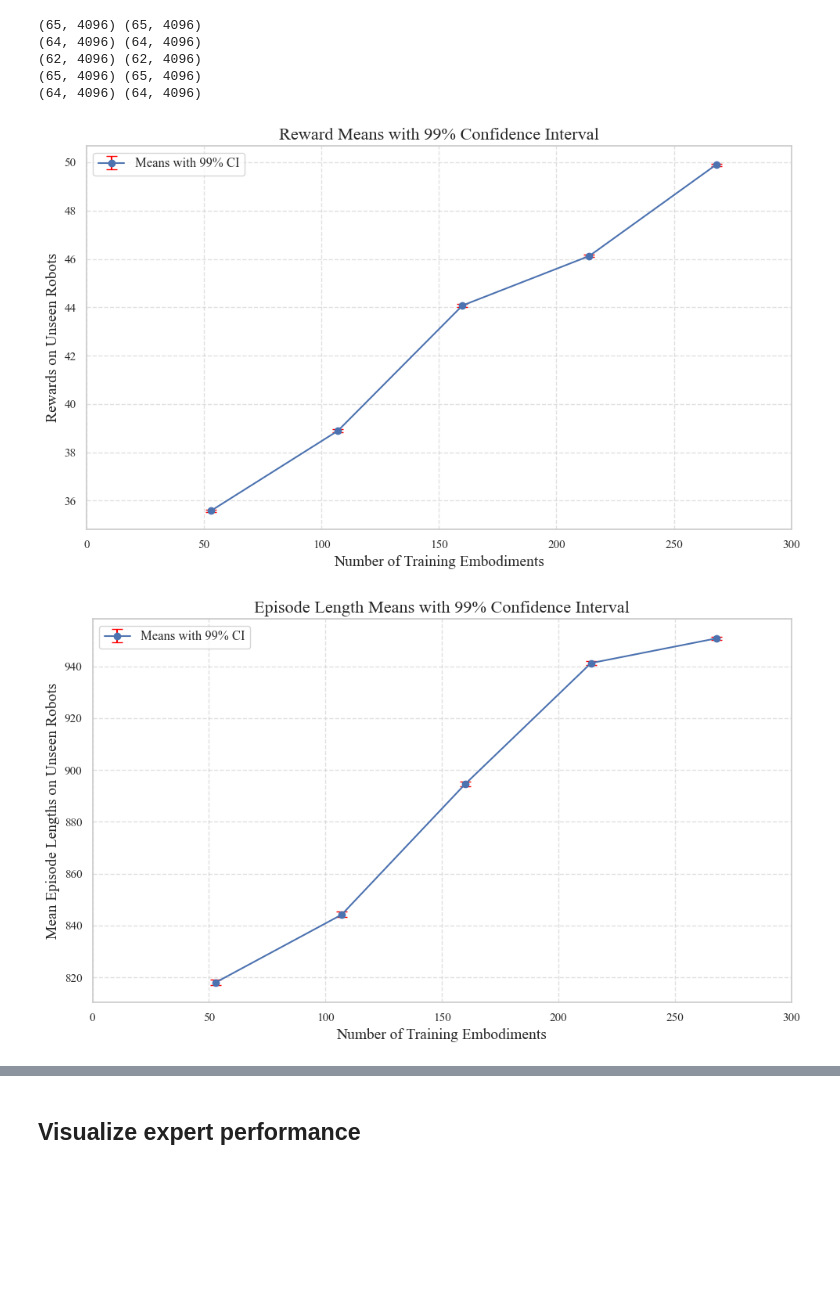
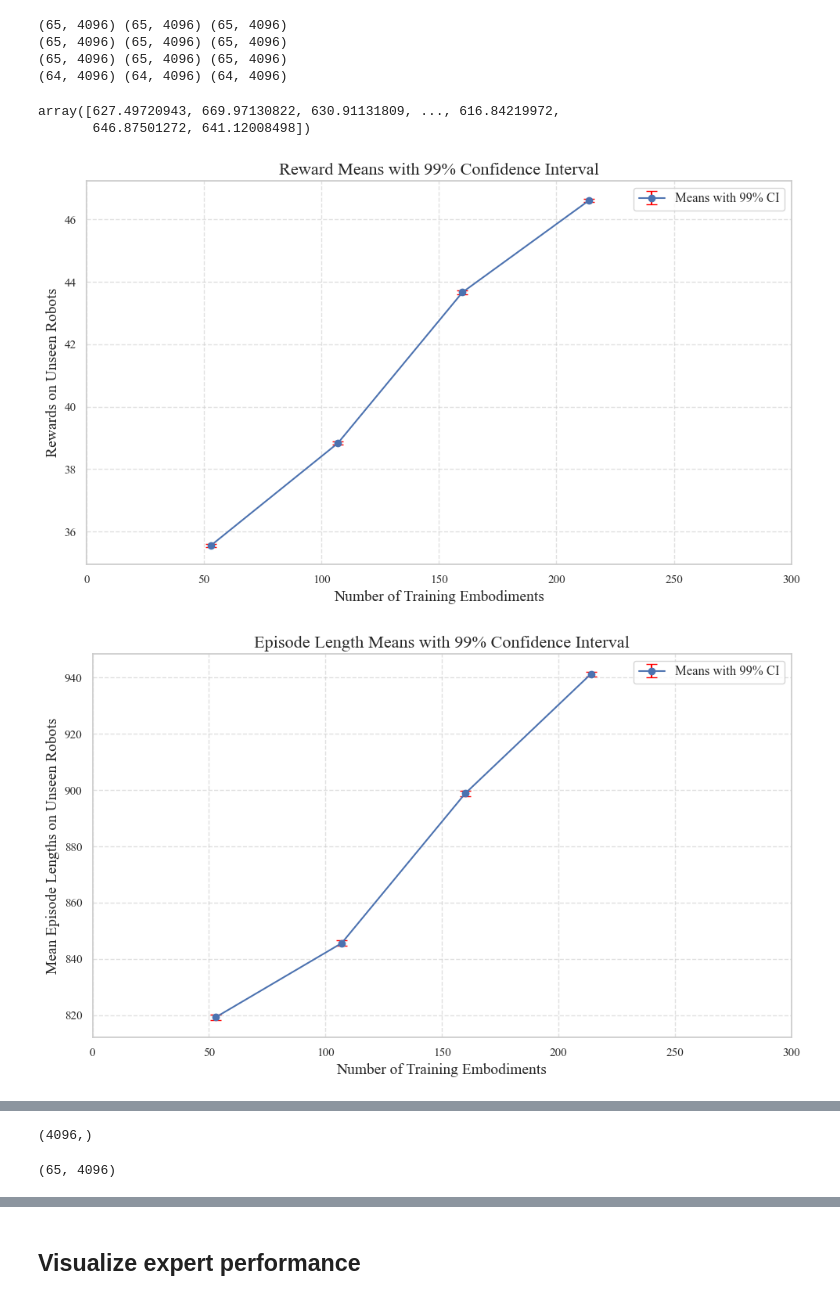
Before and after one commit to Dichen-Li/Adaptive-Embodiment, a Jupyter notebook: analysis/analyze_scaling_curve.ipynb, the cells around one changed output, grey strips where cells are left out. Cells and saved outputs as stored; diff of their text form; code cells hidden in the pictures; blank space fills up the shorter version.

```diff
--- a/analysis/analyze_scaling_curve.ipynb
+++ b/analysis/analyze_scaling_curve.ipynb
@@ -19,11 +26,11 @@ import os
 # ]
 
 json_paths = [
-    "/mnt/hdd_0/distillation_results/bai_quadruped_exp/scaling_factor_0.2_v3/eval_student_model_urma_detailed.json",
-    "/mnt/hdd_0/distillation_results/bai_quadruped_exp/scaling_factor_0.4_v3/eval_student_model_urma_detailed.json",
-    "/mnt/hdd_0/distillation_results/bai_quadruped_exp/scaling_factor_0.6_v3/eval_student_model_urma_detailed.json",
-    "/mnt/hdd_0/distillation_results/bai_quadruped_exp/scaling_factor_0.8_v3/eval_student_model_urma_detailed.json",
-    "/mnt/hdd_0/distillation_results/bai_quadruped_exp/scaling_factor_1.0_v3_worker0_maxfile5_no12/eval_student_model_urma_detailed.json",
+    "/bai-fast-vol/model/bai_quadruped_exp/scaling_factor_0.2_v3/eval_student_model_urma_detailed_v2.json",
+    "/bai-fast-vol/model/bai_quadruped_exp/scaling_factor_0.4_v3/eval_student_model_urma_detailed_v2.json",
+    "/bai-fast-vol/model/bai_quadruped_exp/scaling_factor_0.6_v3/eval_student_model_urma_detailed_v2.json",
+    "/bai-fast-vol/model/bai_quadruped_exp/scaling_factor_0.8_v3/eval_student_model_urma_detailed_v2.json",
+    # "/bai-fast-vol/model/bai_quadruped_exp/scaling_factor_1.0_v3_worker0_maxfile5_no12/eval_student_model_urma_detailed_v2.json",
 ]
 
 # Function to read JSON files and load dictionaries
@@ -208,26 +230,48 @@ plt.show()
 # %%
 # Calculate means and 95% confidence intervals.
 # first, compute the performance means on all robots, for every policy
+
+def get_tracking_rewards(robot_dict):
+    tracking_xy_velocity_command_coeff = 3.0 * 0.005 * 4   # coeff 6.0 for humaonid, 3.0 otherwise
+    tracking_yaw_velocity_command_coeff = 3.0 * 0.005 * 4   # for all robots
+    tracking_xy_velocity_command_reward = np.array(robot_dict['reward_extras']['reward/track_xy_vel_cmd']) / tracking_xy_velocity_command_coeff
+    tracking_yaw_velocity_command_reward = np.array(robot_dict['reward_extras']['reward/track_yaw_vel_cmd']) / tracking_xy_velocity_command_coeff
+    return tracking_xy_velocity_command_reward
+    # recovered_xy_velocity_difference_norm = -0.25 * np.log(tracking_xy_velocity_command_reward / tracking_xy_velocity_command_coeff)
+    # recovered_yaw_velocity_difference_norm = -0.25 * np.log(tracking_yaw_velocity_command_reward / tracking_yaw_velocity_command_coeff)
+    # return recovered_xy_velocity_difference_norm
+
 reward_means_list = []
 length_means_list = []
+tracking_rewards_means_list = []
 for d in data_dicts:
     rewards = np.array([v["returns"] for v in d.values()])  # shape (N, 4096)
     episode_lengths = np.array([v["steps"] for v in d.values()])
-    print(rewards.shape, episode_lengths.shape)
+    tracking_rewards = np.array([get_tracking_rewards(v) for v in d.values()])
+    print(rewards.shape, episode_lengths.shape, tracking_rewards.shape)
+
     assert rewards.shape[1] == 4096 and episode_lengths.shape[1] == 4096
+
     reward_means = rewards.mean(0)  # over all robots, shape (4096)
     reward_means_std = reward_means.std()
     length_means = episode_lengths.mean(0)
     length_mean_std = length_means.std()
+    tracking_rewards_means = tracking_rewards.mean(0)
+    tracking_rewards_std = tracking_rewards.std()
 
     reward_means_list.append(reward_means)
     length_means_list.append(length_means)
+    tracking_rewards_means_list.append(tracking_rewards_means)
 # %% [output]
-(65, 4096) (65, 4096)
-(64, 4096) (64, 4096)
-(62, 4096) (62, 4096)
-(65, 4096) (65, 4096)
-(64, 4096) (64, 4096)
+(65, 4096) (65, 4096) (65, 4096)
+(65, 4096) (65, 4096) (65, 4096)
+(65, 4096) (65, 4096) (65, 4096)
+(64, 4096) (64, 4096) (64, 4096)
+# %%
+tracking_rewards_means_list[0]
+# %% [output]
+array([627.49720943, 669.97130822, 630.91131809, ..., 616.84219972,
+       646.87501272, 641.12008498])
 # %%
 import numpy as np
 import matplotlib.pyplot as plt
@@ -268,34 +312,43 @@ def plot_with_confidence_intervals(data, x_values, title, ylabel, x_labels):
 
 # # Example usage
 # # Simulated example data: rewards for two policies (each with 4096 repetitions)
 # policy_1_rewards = np.random.normal(10, 1, 4096)
 # policy_2_rewards = np.random.normal(12, 1, 4096)
 # reward_data = [policy_1_rewards, policy_2_rewards]
 
 # policy_1_lengths = np.random.normal(100, 5, 4096)
 # policy_2_lengths = np.random.normal(105, 5, 4096)
 # length_data = [policy_1_lengths, policy_2_lengths]
 
-x_values = [53, 107, 160, 214, 268 ]  # 53, 107, 160, 214, 268
-x_labels = ["20%", "40%", "60%", "80%", "100%"]
+x_values = [53, 107, 160, 214,]  # 53, 107, 160, 214, 268
+x_labels = ["20%", "40%", "60%", "80%"]
 
 # Plot for rewards
 plot_with_confidence_intervals(
     data=reward_means_list,
     x_values=x_values,
     title="Reward Means with 99% Confidence Interval",
     ylabel="Rewards on Unseen Robots",
     x_labels=x_labels
 )
 
 # Plot for episode lengths
 plot_with_confidence_intervals(
     data=length_means_list,
     x_values=x_values,
     title="Episode Length Means with 99% Confidence Interval",
     ylabel="Mean Episode Lengths on Unseen Robots",
     x_labels=x_labels
 )
+
+# Plot for episode lengths
+plot_with_confidence_intervals(
+    data=tracking_rewards_means_list,
+    x_values=x_values,
+    title="Tracking Reward Means with 99% Confidence Interval",
+    ylabel="Tracking Rewards on Unseen Robots",
+    x_labels=x_labels
+)
 # %% [output]
-[figure, old version]
+[figure, new version]
-[figure, old version]
+[figure, new version]
@@ -301,0 +356,8 @@ plot_with_confidence_intervals(
+# %%
+reward_means_list[0].shape
+# %% [output]
+(4096,)
+# %%
+tracking_rewards_means_list[0].shape
+# %% [output]
+(65, 4096)
```
Also changed, not shown: parts of 16 cells of this notebook.
